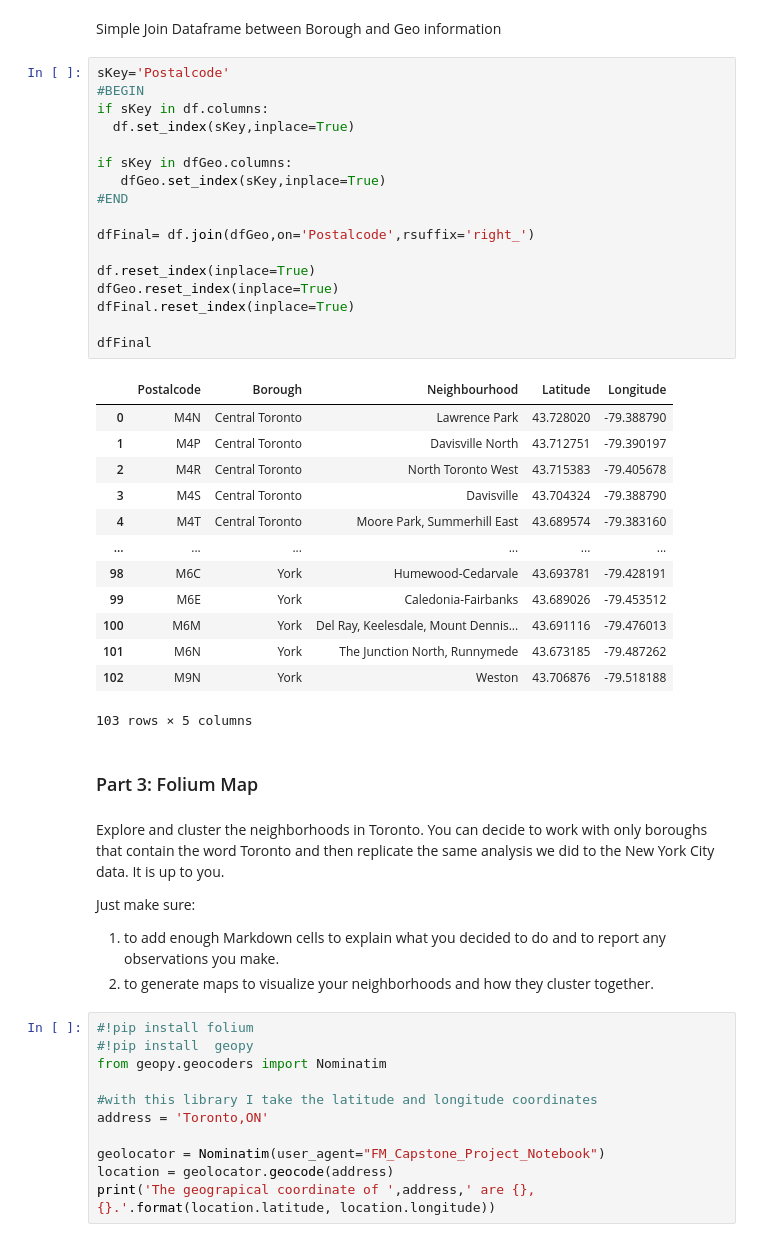
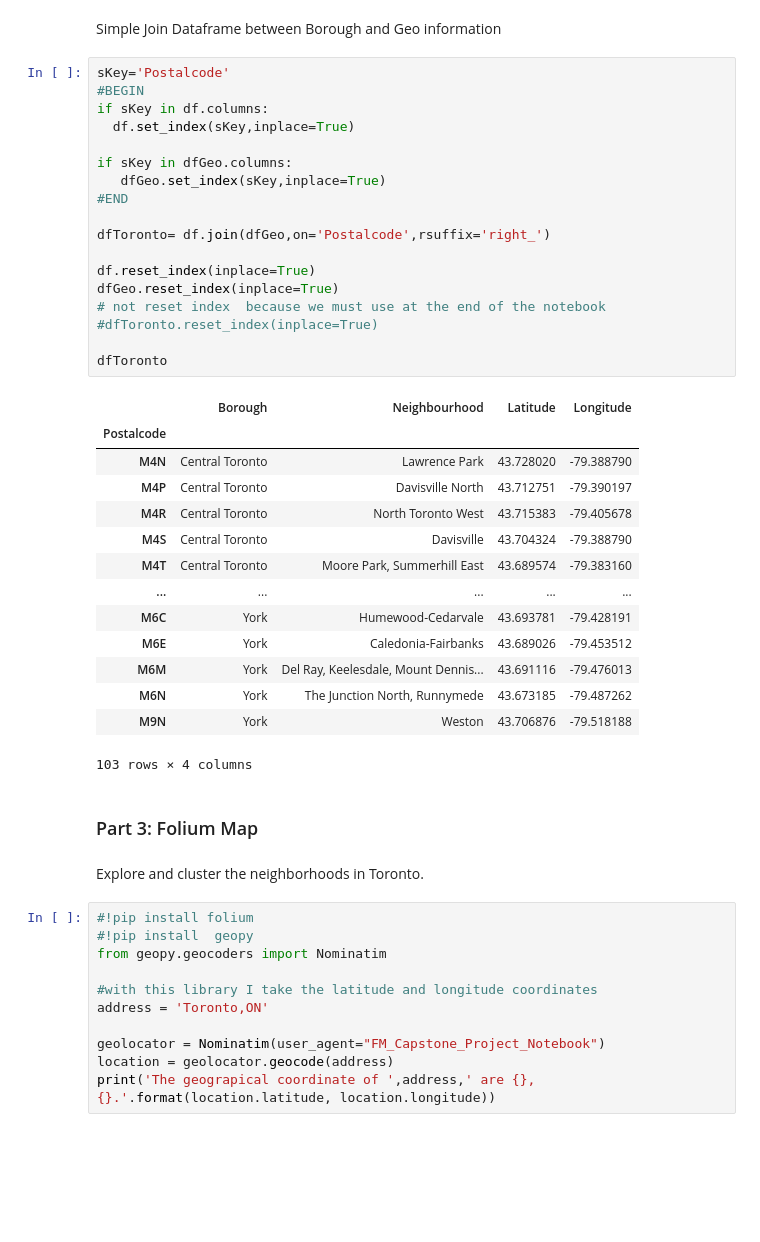
Before and after one commit to fabiomoschella/Coursera_Capstone, a Jupyter notebook: FM_Capstone_Project_Notebook.ipynb, the cells around one changed output. Cells and saved outputs as stored; diff of their text form; blank space fills up the shorter version.

```diff
--- a/FM_Capstone_Project_Notebook.ipynb
+++ b/FM_Capstone_Project_Notebook.ipynb
@@ -92,42 +114,40 @@ Simple Join Dataframe between Borough and Geo information
 # %%
 sKey='Postalcode'
 #BEGIN
 if sKey in df.columns:
   df.set_index(sKey,inplace=True)
 
 if sKey in dfGeo.columns:
    dfGeo.set_index(sKey,inplace=True)
 #END
 
-dfFinal= df.join(dfGeo,on='Postalcode',rsuffix='right_')
+dfToronto= df.join(dfGeo,on='Postalcode',rsuffix='right_')
 
 df.reset_index(inplace=True)
 dfGeo.reset_index(inplace=True)
-dfFinal.reset_index(inplace=True)
+# not reset index  because we must use at the end of the notebook
+#dfToronto.reset_index(inplace=True)
 
-dfFinal
+dfToronto
 # %% [output]
-|  | Postalcode | Borough | Neighbourhood | Latitude | Longitude |
-| 0 | M4N | Central Toronto | Lawrence Park | 43.728020 | -79.388790 |
-| 1 | M4P | Central Toronto | Davisville North | 43.712751 | -79.390197 |
-| 2 | M4R | Central Toronto | North Toronto West | 43.715383 | -79.405678 |
-| 3 | M4S | Central Toronto | Davisville | 43.704324 | -79.388790 |
-| 4 | M4T | Central Toronto | Moore Park, Summerhill East | 43.689574 | -79.383160 |
-| ... | ... | ... | ... | ... | ... |
-| 98 | M6C | York | Humewood-Cedarvale | 43.693781 | -79.428191 |
-| 99 | M6E | York | Caledonia-Fairbanks | 43.689026 | -79.453512 |
-| 100 | M6M | York | Del Ray, Keelesdale, Mount Dennis... | 43.691116 | -79.476013 |
-| 101 | M6N | York | The Junction North, Runnymede | 43.673185 | -79.487262 |
-| 102 | M9N | York | Weston | 43.706876 | -79.518188 |
+|  | Borough | Neighbourhood | Latitude | Longitude |
+| Postalcode |  |  |  |  |
+| M4N | Central Toronto | Lawrence Park | 43.728020 | -79.388790 |
+| M4P | Central Toronto | Davisville North | 43.712751 | -79.390197 |
+| M4R | Central Toronto | North Toronto West | 43.715383 | -79.405678 |
+| M4S | Central Toronto | Davisville | 43.704324 | -79.388790 |
+| M4T | Central Toronto | Moore Park, Summerhill East | 43.689574 | -79.383160 |
+| ... | ... | ... | ... | ... |
+| M6C | York | Humewood-Cedarvale | 43.693781 | -79.428191 |
+| M6E | York | Caledonia-Fairbanks | 43.689026 | -79.453512 |
+| M6M | York | Del Ray, Keelesdale, Mount Dennis... | 43.691116 | -79.476013 |
+| M6N | York | The Junction North, Runnymede | 43.673185 | -79.487262 |
+| M9N | York | Weston | 43.706876 | -79.518188 |
-103 rows × 5 columns
+103 rows × 4 columns
 # %% [markdown]
 ### Part 3: Folium Map
-# %% [markdown]
-Explore and cluster the neighborhoods in Toronto. You can decide to work with only boroughs that contain the word Toronto and then replicate the same analysis we did to the New York City data. It is up to you.
-
-Just make sure:
-1.   to add enough Markdown cells to explain what you decided to do and to report any observations you make.
-2.   to generate maps to visualize your neighborhoods and how they cluster together.
+# %% [markdown]
+Explore and cluster the neighborhoods in Toronto.
 # %%
 #!pip install folium
 #!pip install  geopy
```
Also changed, not shown: parts of 61 cells of this notebook.
